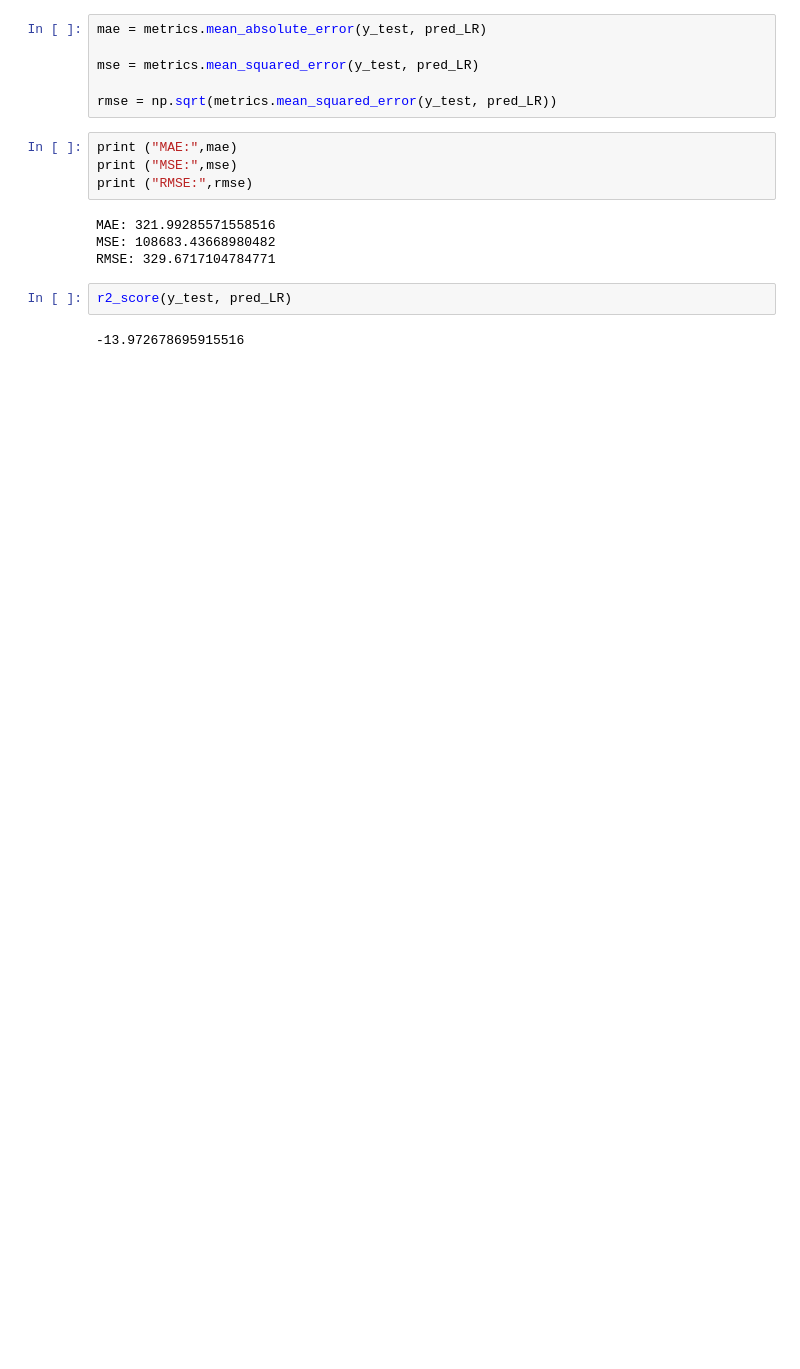
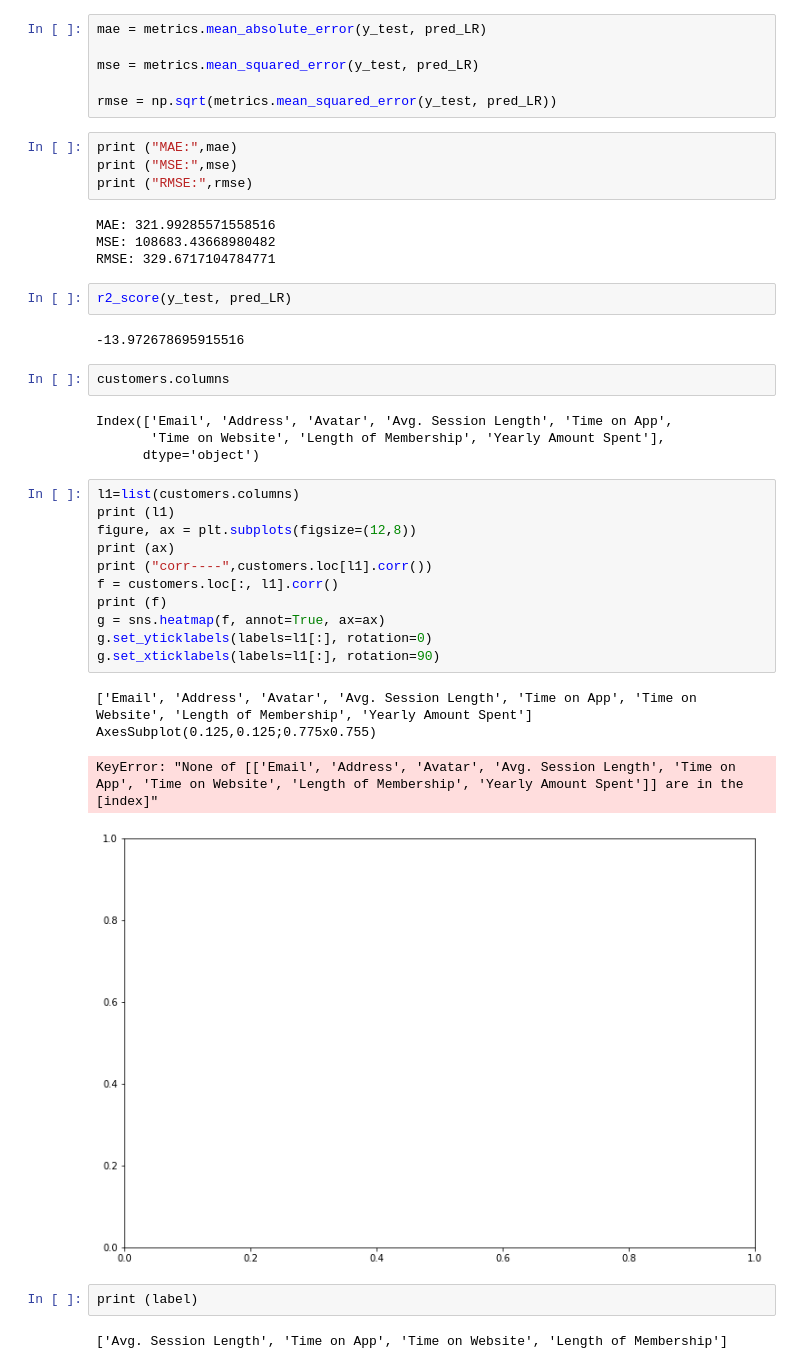
Before and after one commit to datta8899/machine_learning, a Jupyter notebook: yearly_amount_spent_ecom_customer/predict_customer_spending_linear.ipynb, the cells around one changed output. Saved outputs shown, nothing was run; the diff lists cells and outputs as text; blank space fills up the shorter version.

```diff
--- a/yearly_amount_spent_ecom_customer/predict_customer_spending_linear.ipynb
+++ b/yearly_amount_spent_ecom_customer/predict_customer_spending_linear.ipynb
@@ -232,3 +232,29 @@ RMSE: 329.6717104784771
 r2_score(y_test, pred_LR)
 # %% [output]
 -13.972678695915516
+# %%
+customers.columns
+# %% [output]
+Index(['Email', 'Address', 'Avatar', 'Avg. Session Length', 'Time on App',
+       'Time on Website', 'Length of Membership', 'Yearly Amount Spent'],
+      dtype='object')
+# %%
+l1=list(customers.columns)
+print (l1)
+figure, ax = plt.subplots(figsize=(12,8))
+print (ax)
+print ("corr----",customers.loc[l1].corr())
+f = customers.loc[:, l1].corr()
+print (f)
+g = sns.heatmap(f, annot=True, ax=ax)
+g.set_yticklabels(labels=l1[:], rotation=0)
+g.set_xticklabels(labels=l1[:], rotation=90)
+# %% [output]
+['Email', 'Address', 'Avatar', 'Avg. Session Length', 'Time on App', 'Time on Website', 'Length of Membership', 'Yearly Amount Spent']
+AxesSubplot(0.125,0.125;0.775x0.755)
+KeyError: "None of [['Email', 'Address', 'Avatar', 'Avg. Session Length', 'Time on App', 'Time on Website', 'Length of Membership', 'Yearly Amount Spent']] are in the [index]"
+[figure, added]
+# %%
+print (label)
+# %% [output]
+['Avg. Session Length', 'Time on App', 'Time on Website', 'Length of Membership']
```
Also changed, not shown: parts of 5 cells of this notebook, 1 other file.
